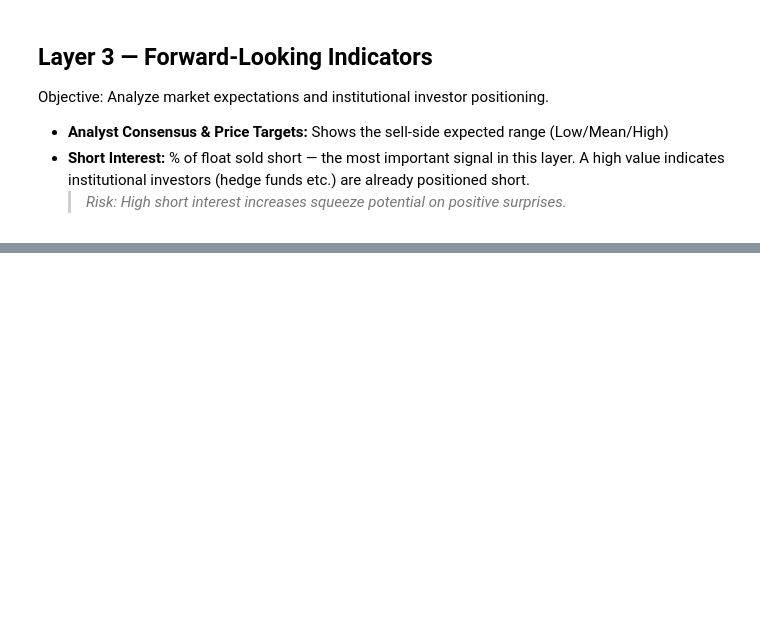
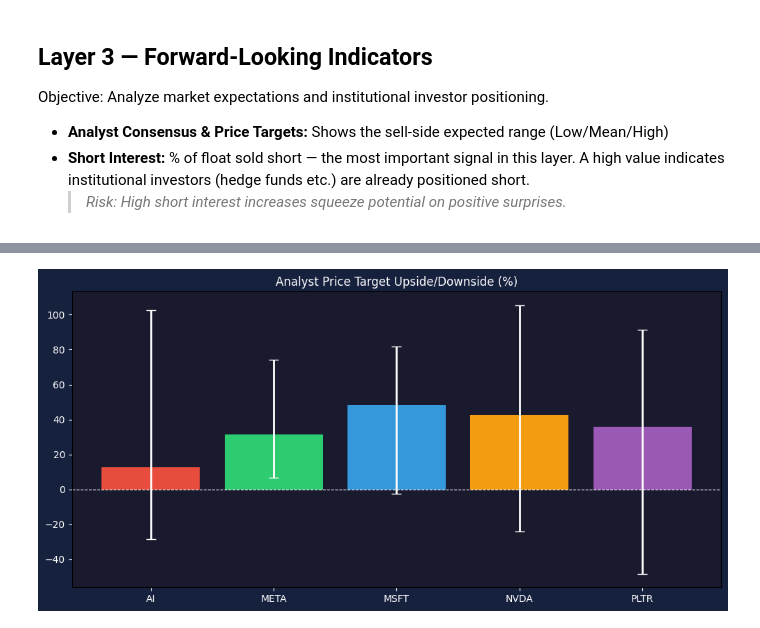
Before and after one commit to Zimmerrapha/quant_analytics, a Jupyter notebook: 8_investment_thesis/02_ai_valuation.ipynb, the cells around one changed output, grey strips where cells are left out. Saved outputs shown, nothing was run; the diff lists cells and outputs as text; code cells hidden in the pictures; blank space fills up the shorter version.

Commit message:
investment thesis

```diff
--- a/8_investment_thesis/02_ai_valuation.ipynb
+++ b/8_investment_thesis/02_ai_valuation.ipynb
@@ -318,3 +320,7 @@ Objective: Analyze market expectations and institutional investor positioning.
 - **Analyst Consensus & Price Targets:** Shows the sell-side expected range (Low/Mean/High)
 - **Short Interest:** % of float sold short — the most important signal in this layer. A high value indicates institutional investors (hedge funds etc.) are already positioned short.
   > *Risk: High short interest increases squeeze potential on positive surprises.*
+# %%
+analysts = pl.read_parquet("/Users/raphaelzimmermann/tradingbot_v41/quant_analytics/01_market_microstructure/data/thesis/analysts.parquet")
+ai_ana = analysts.filter(pl.col("ticker").is_in(AI_TICKERS))
+print(ai_ana)
@@ -320,0 +340,10 @@ Objective: Analyze market expectations and institutional investor positioning.
+# %%
+current_prices = (
+    prices.filter(pl.col("ticker").is_in(AI_TICKERS))
+    .sort("date")
+    .group_by("ticker")
+    .agg(pl.col("close").last().alias("current_price"))
+)
+
+ai_full = ai_ana.join(current_prices, on="ticker").sort("ticker")
+print(ai_full.select(["ticker", "current_price", "target_low", "target_mean", "target_high", "recommendation"]))
@@ -320,0 +363,33 @@ Objective: Analyze market expectations and institutional investor positioning.
+# %%
+tickers_s   = ai_full["ticker"].to_list()
+current     = ai_full["current_price"].to_list()
+t_mean      = ai_full["target_mean"].to_list()
+t_high      = ai_full["target_high"].to_list()
+t_low       = ai_full["target_low"].to_list()
+
+upside_mean = [(m - c) / c * 100 for m, c in zip(t_mean, current)]
+upside_high = [(h - c) / c * 100 for h, c in zip(t_high, current)]
+upside_low  = [(l - c) / c * 100 for l, c in zip(t_low, current)]
+
+errors_below = [upside_mean[i] - upside_low[i]  for i in range(len(tickers_s))]
+errors_above = [upside_high[i] - upside_mean[i] for i in range(len(tickers_s))]
+
+fig, ax = plt.subplots(figsize=(10, 5))
+fig.patch.set_facecolor("#16213e")
+ax.set_facecolor("#1a1a2e")
+
+colors = ["#e74c3c", "#2ecc71", "#3498db", "#f39c12", "#9b59b6"]
+ax.bar(tickers_s, upside_mean, color=colors, zorder=2)
+ax.errorbar(tickers_s, upside_mean,
+            yerr=[errors_below, errors_above],
+            fmt="none", color="white", capsize=5, linewidth=2)
+
+ax.axhline(0, color="white", linewidth=0.8, linestyle="--")
+ax.set_title("Analyst Price Target Upside/Downside (%)", color="white")
+ax.tick_params(colors="white")
+ax.set_xticks(range(len(tickers_s)))
+ax.set_xticklabels(tickers_s, color="white")
+plt.tight_layout()
+plt.show()
+# %% [output]
+[figure, added]
```
Also changed, not shown: parts of 11 cells of this notebook, 13 other files.
